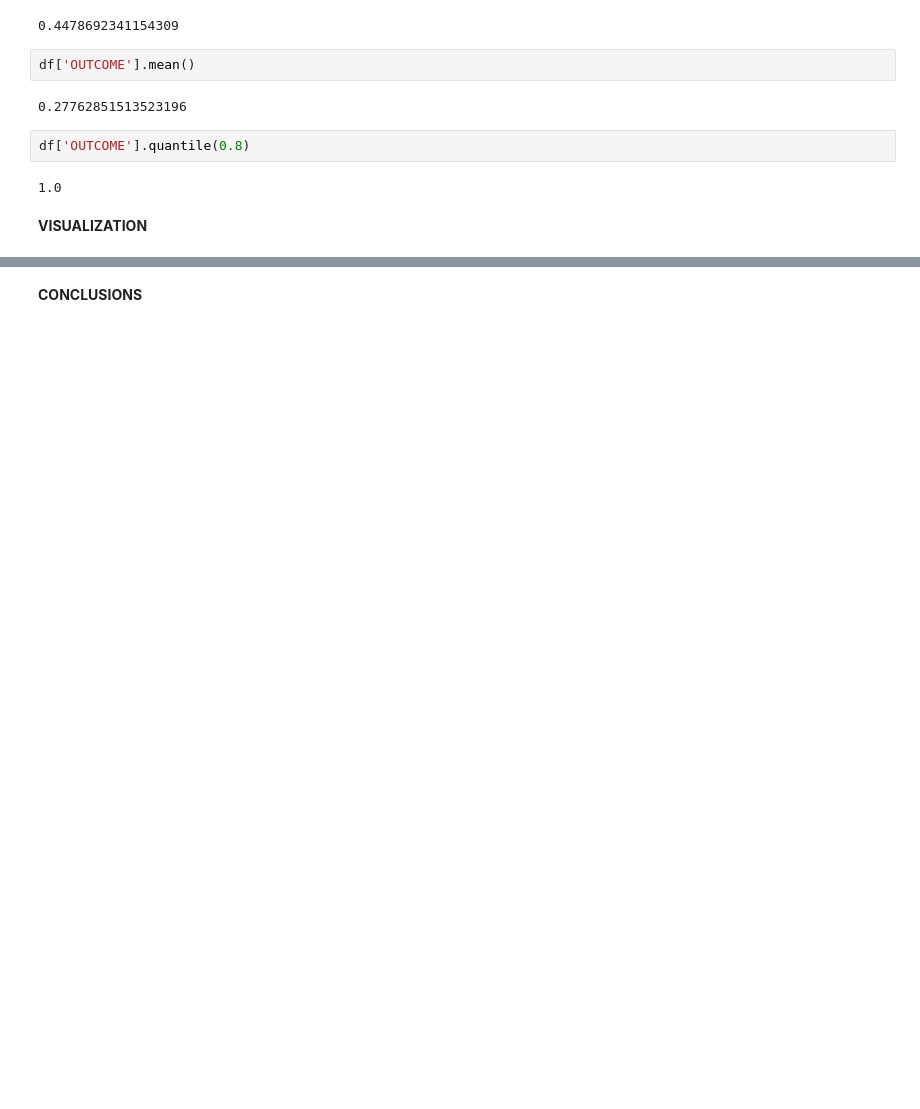
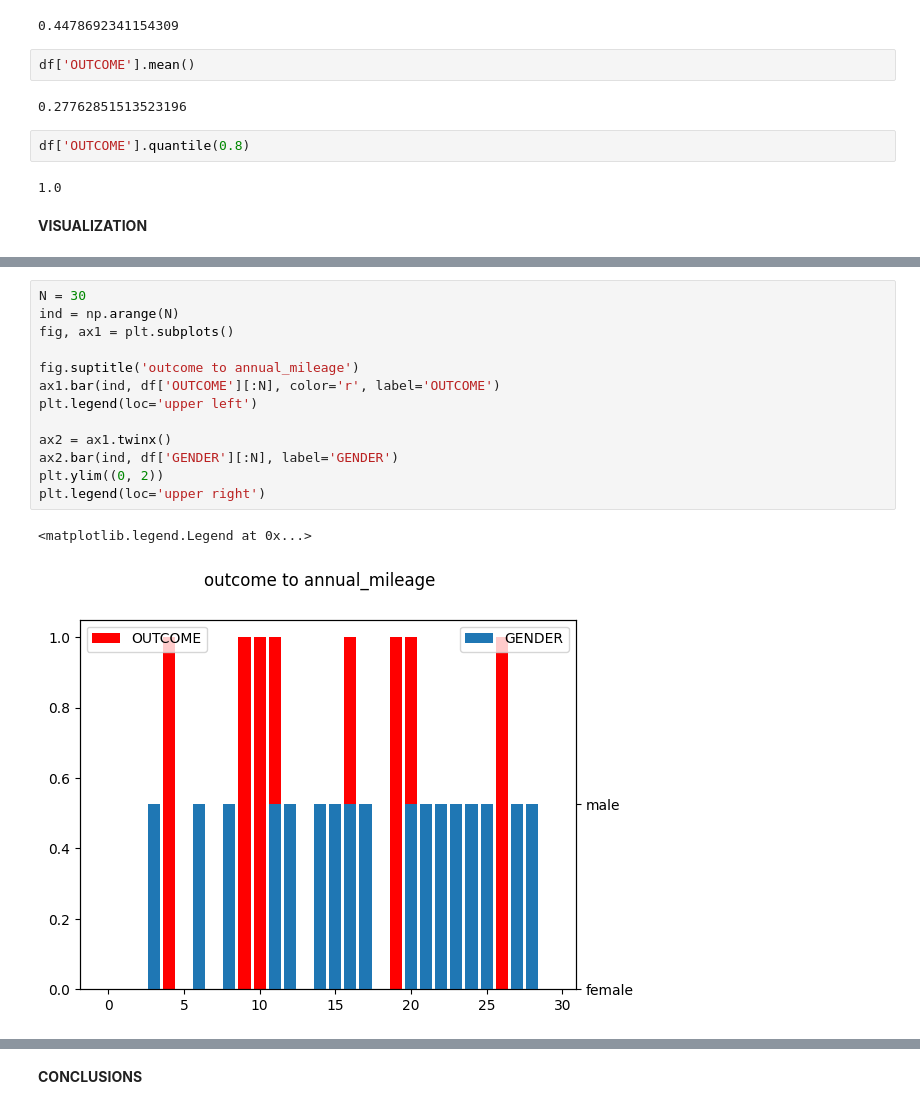
Before and after one commit to Who-are-me/amazinum_home_work, a Jupyter notebook: lesson_4/home_work_lesson_4.ipynb, the cells around one changed output, grey strips where cells are left out. Cells and saved outputs as stored; diff of their text form; blank space fills up the shorter version.

```diff
--- a/lesson_4/home_work_lesson_4.ipynb
+++ b/lesson_4/home_work_lesson_4.ipynb
@@ -346,0 +320,16 @@ plt.show()
+# %%
+N = 30
+ind = np.arange(N)
+fig, ax1 = plt.subplots()
+
+fig.suptitle('outcome to annual_mileage')
+ax1.bar(ind, df['OUTCOME'][:N], color='r', label='OUTCOME')
+plt.legend(loc='upper left')
+
+ax2 = ax1.twinx()
+ax2.bar(ind, df['GENDER'][:N], label='GENDER')
+plt.ylim((0, 2))
+plt.legend(loc='upper right')
+# %% [output]
+<matplotlib.legend.Legend at 0x...>
+[figure, added]
```
Also changed, not shown: parts of 13 cells of this notebook.
